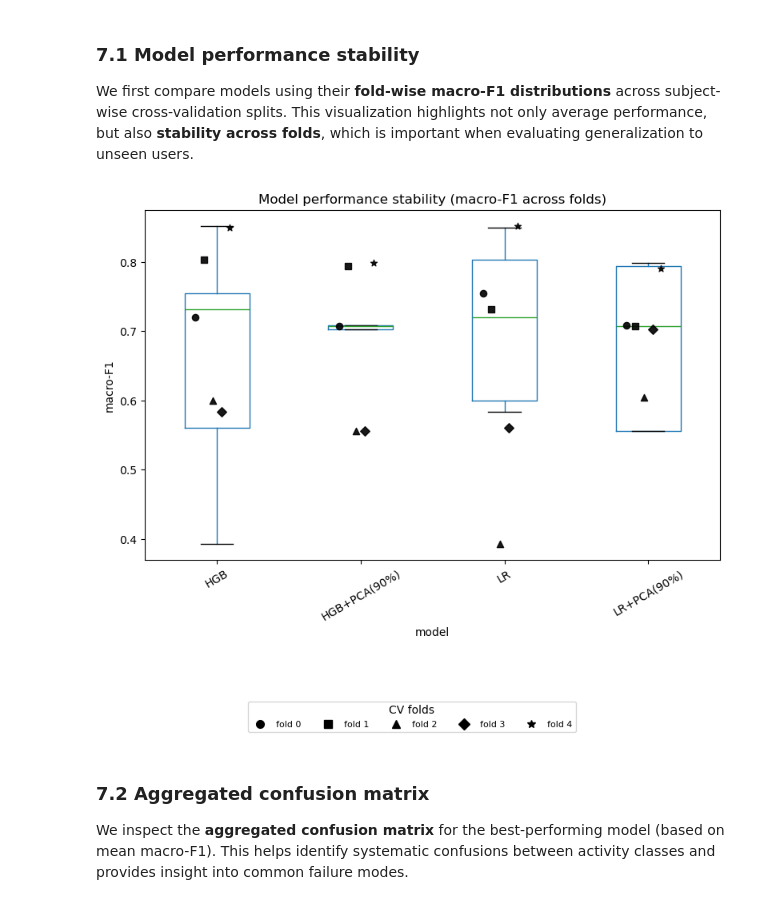
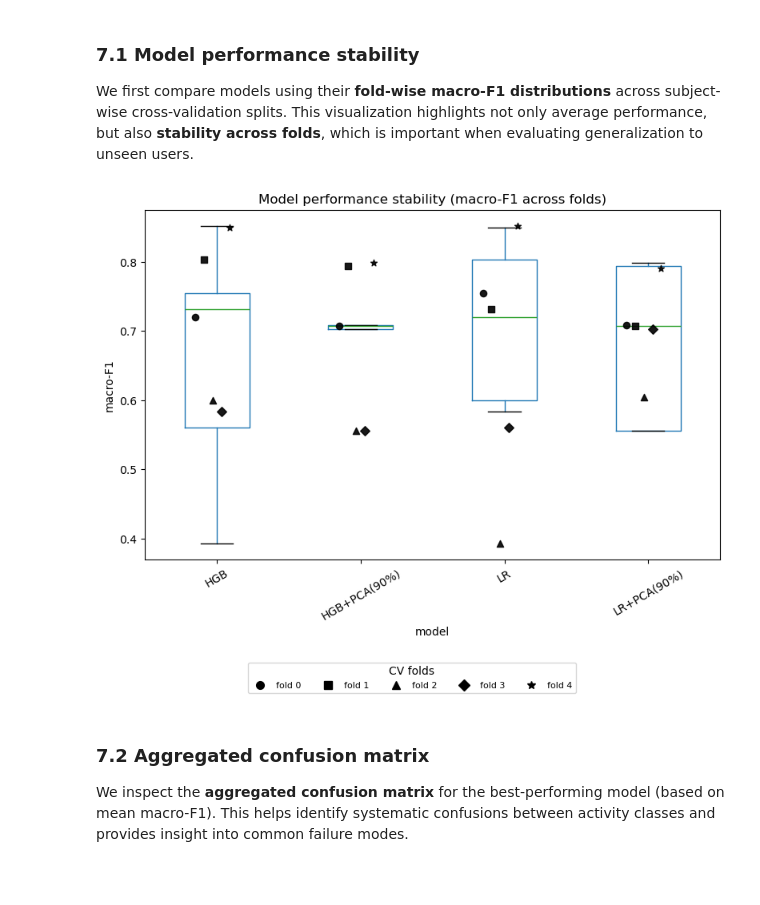
Before and after one commit to ChouaibB/wearables-ml-examples, a Jupyter notebook: notebooks/01_activity_recognition_from_wrist_imu_pamap2.ipynb, the cells around one changed output. Saved outputs shown, nothing was run; the diff lists cells and outputs as text; code cells hidden in the pictures; blank space fills up the shorter version.

```diff
--- a/notebooks/01_activity_recognition_from_wrist_imu_pamap2.ipynb
+++ b/notebooks/01_activity_recognition_from_wrist_imu_pamap2.ipynb
@@ -686,35 +686,35 @@ for i, (f, marker) in enumerate(zip(folds, fold_markers)):
     x = tmp["model"].map(xmap) + (i - len(folds) / 2) * jitter
     ax.scatter(
         x,
         tmp["macro_f1"],
         marker=marker,
         c="black",
         s=35,
         alpha=0.9,
         zorder=3,
     )
     marker_handles.append(
         mlines.Line2D(
             [], [], linestyle="None", marker=marker, color="black",
             markersize=7, label=f"fold {f}"
         )
     )
 
 # Legend outside (figure-level, bottom)
 fig.legend(
     handles=marker_handles,
     loc="lower center",
-    bbox_to_anchor=(0.5, -0.18),
+    bbox_to_anchor=(0.5, -0.10),
     ncol=len(marker_handles),
     frameon=True,
     fontsize=8,
     title="CV folds",
 )
 
 plt.tight_layout()
 plt.show()
 # %% [output]
-[figure, old version]
+[figure, new version]
 # %% [markdown]
 ### 7.2 Aggregated confusion matrix
 
```
Also changed, not shown: parts of 1 cell of this notebook.
